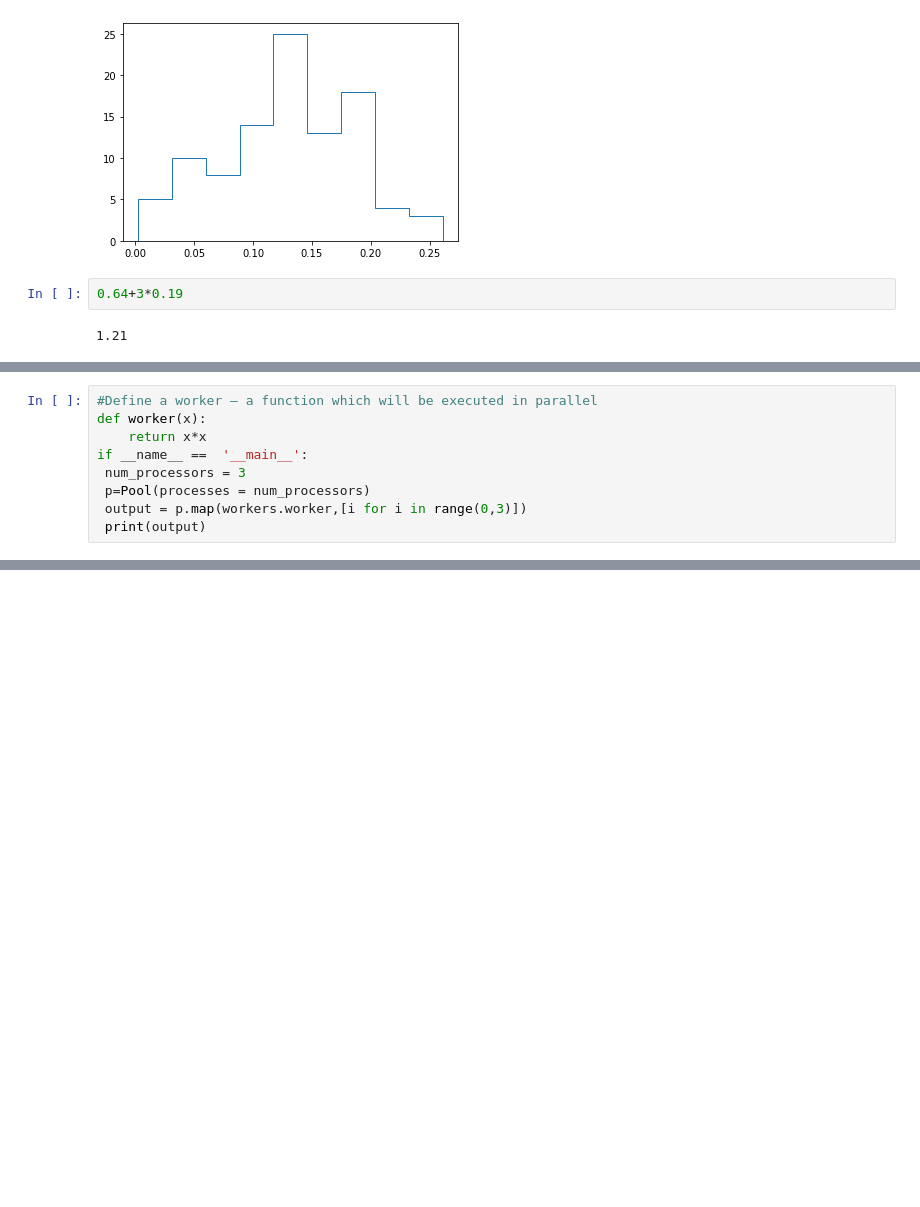
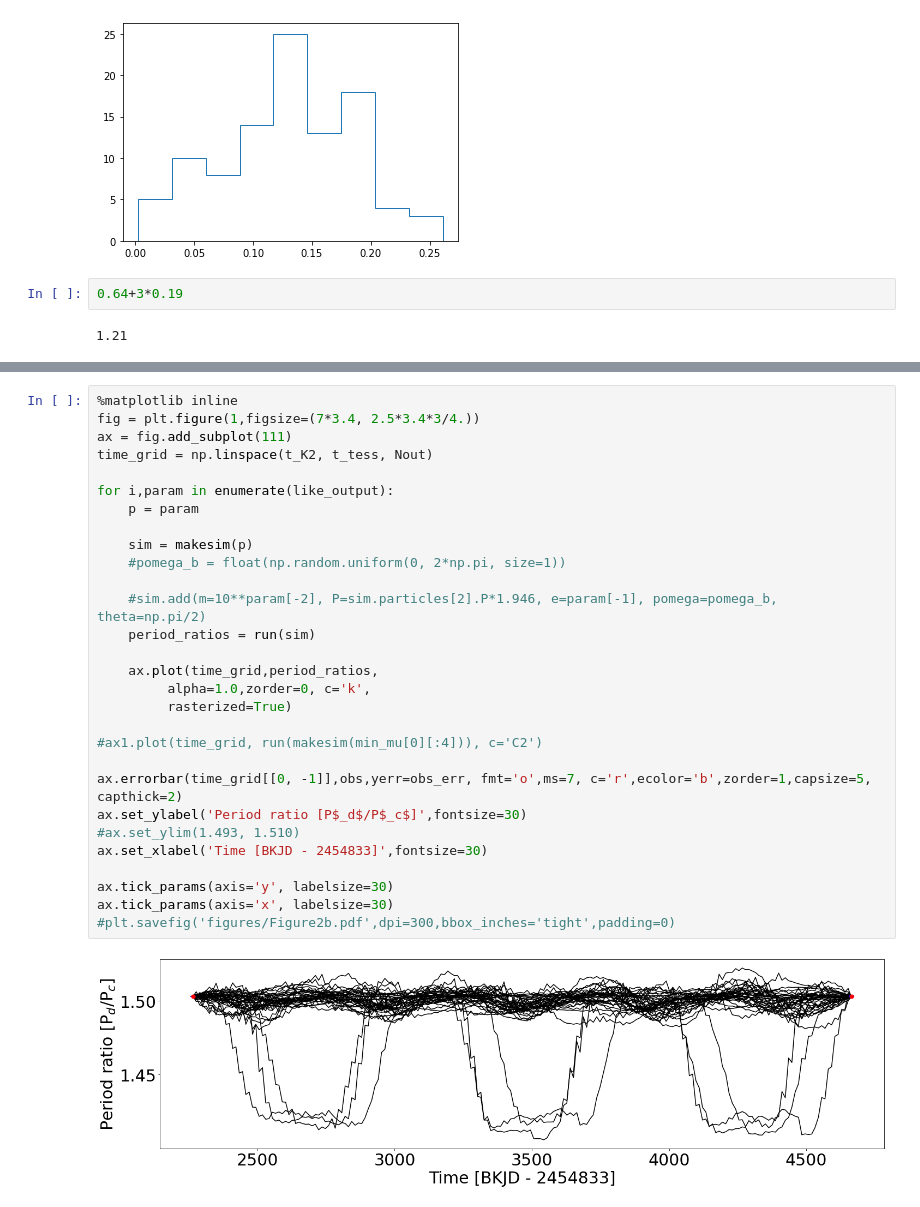
Before and after one commit to Rob685/V1298Tau_stability, a Jupyter notebook: prior tests.ipynb, the cells around one changed output, grey strips where cells are left out. Drawn from its saved outputs; the diff is of its cells as text; blank space fills up the shorter version.

```diff
--- a/prior tests.ipynb
+++ b/prior tests.ipynb
@@ -235,9 +208,0 @@ plt.show()
-# %%
-#Define a worker — a function which will be executed in parallel
-def worker(x):
-    return x*x
-if __name__ ==  '__main__':
- num_processors = 3
- p=Pool(processes = num_processors)
- output = p.map(workers.worker,[i for i in range(0,3)])
- print(output)
@@ -245,0 +266,31 @@ KeyboardInterrupt:
+# %%
+%matplotlib inline
+fig = plt.figure(1,figsize=(7*3.4, 2.5*3.4*3/4.))
+ax = fig.add_subplot(111)
+time_grid = np.linspace(t_K2, t_tess, Nout)
+
+for i,param in enumerate(like_output):
+    p = param
+
+    sim = makesim(p)
+    #pomega_b = float(np.random.uniform(0, 2*np.pi, size=1))
+
+    #sim.add(m=10**param[-2], P=sim.particles[2].P*1.946, e=param[-1], pomega=pomega_b, theta=np.pi/2)
+    period_ratios = run(sim)
+
+    ax.plot(time_grid,period_ratios,
+         alpha=1.0,zorder=0, c='k',
+         rasterized=True)
+
+#ax1.plot(time_grid, run(makesim(min_mu[0][:4])), c='C2')
+
+ax.errorbar(time_grid[[0, -1]],obs,yerr=obs_err, fmt='o',ms=7, c='r',ecolor='b',zorder=1,capsize=5, capthick=2)
+ax.set_ylabel('Period ratio [P$_d$/P$_c$]',fontsize=30)
+#ax.set_ylim(1.493, 1.510)
+ax.set_xlabel('Time [BKJD - 2454833]',fontsize=30)
+
+ax.tick_params(axis='y', labelsize=30)
+ax.tick_params(axis='x', labelsize=30)
+#plt.savefig('figures/Figure2b.pdf',dpi=300,bbox_inches='tight',padding=0)
+# %% [output]
+[figure, added]
```
Also changed, not shown: parts of 32 cells of this notebook, 2 other files.
